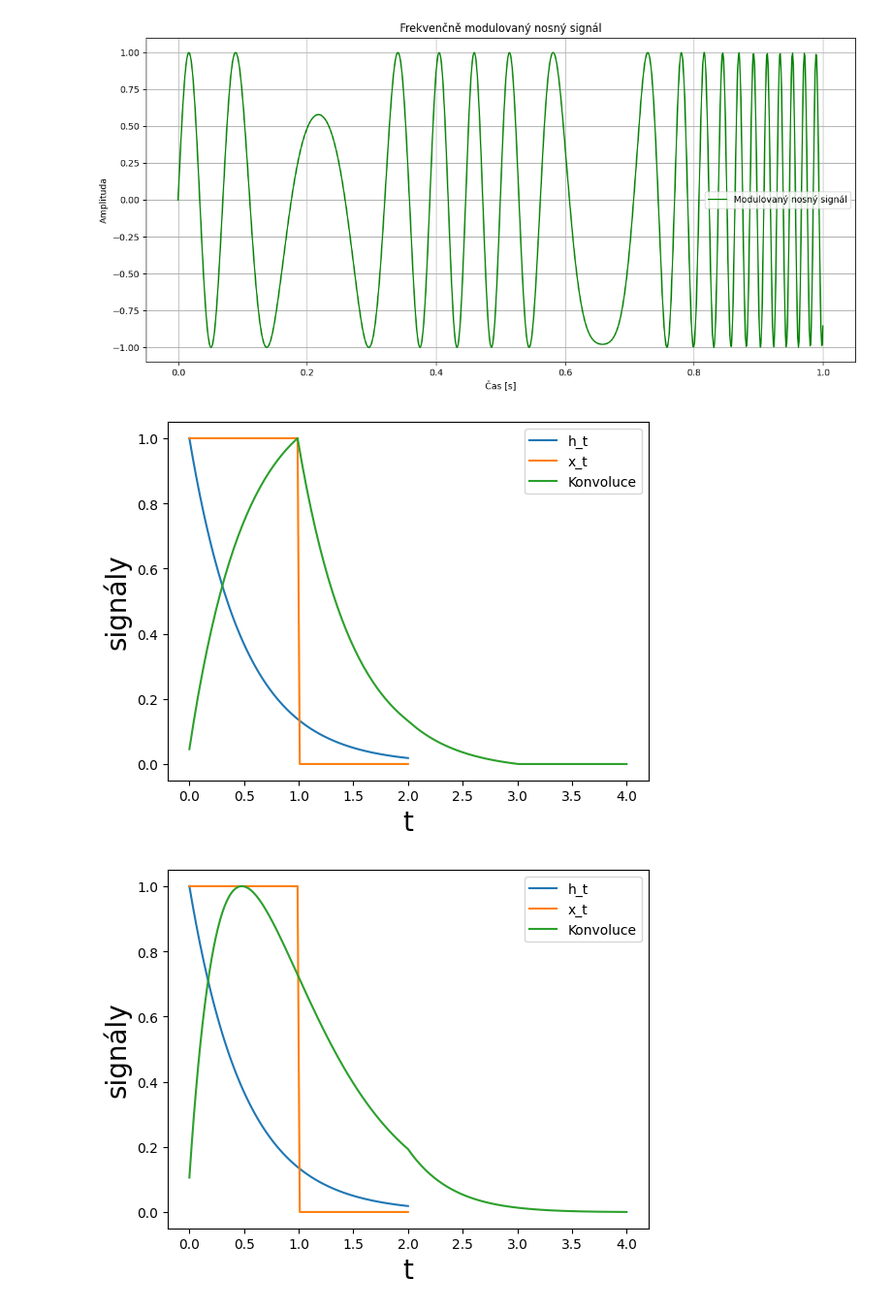
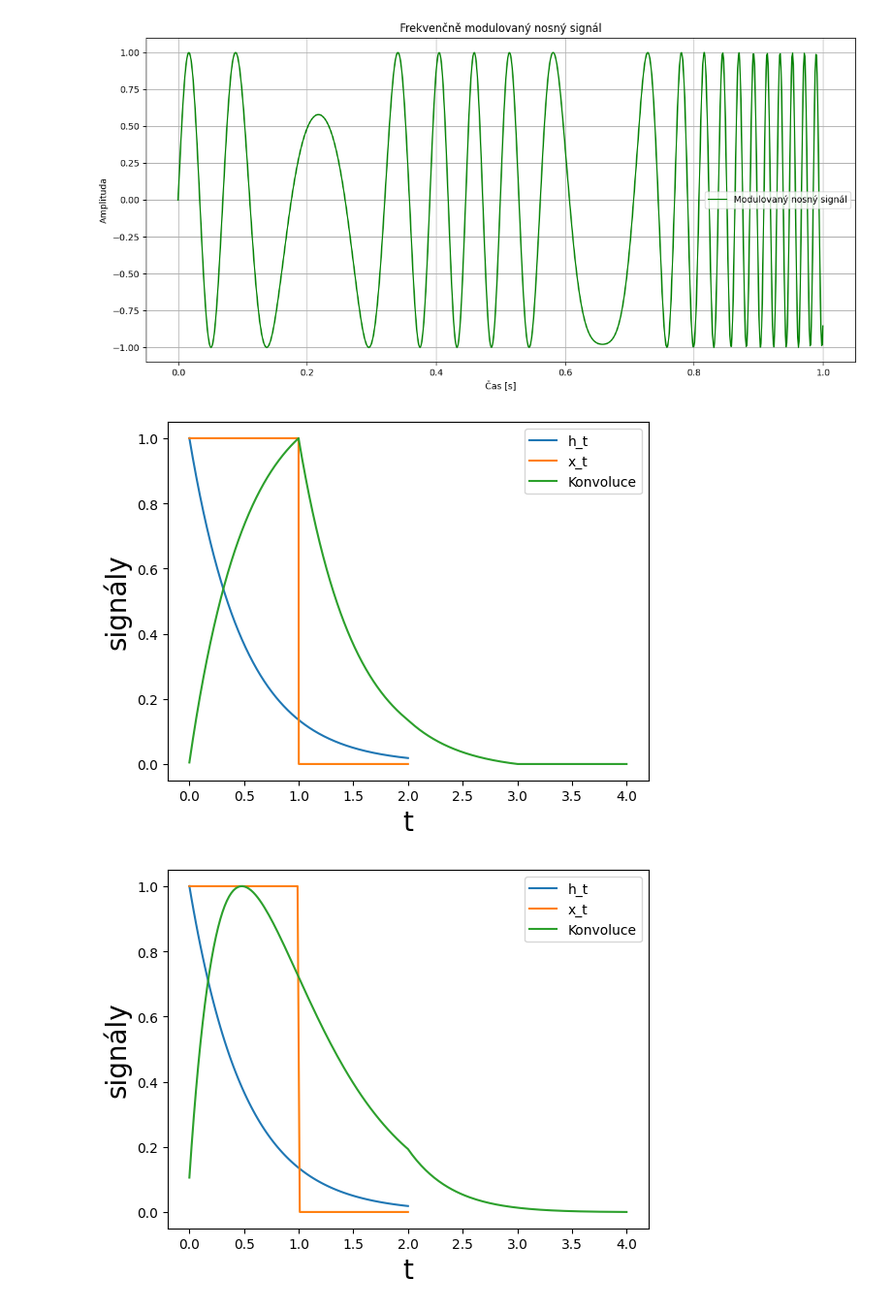
Before and after one commit to ondrejsvorc/UJEP, a Jupyter notebook: PZS/main.ipynb, the cells around one changed output. Shown at 97% size. Cells and saved outputs as stored; diff of their text form; code cells hidden in the pictures.

```diff
--- a/PZS/main.ipynb
+++ b/PZS/main.ipynb
@@ -155,35 +155,35 @@ import matplotlib.pyplot as plt
 # %%
 def kernel(alpha, tvec, a):
     h_t = alpha * np.exp(-a * tvec)
     return np.array(h_t)
 
 
-n_length = 100
+n_length = 1000
 tvec = np.linspace(0, 2, n_length, endpoint=True)
 h_t = kernel(1.0, tvec, 2.0)  # Konvoluční jádro
 
 x_t = signal.square(2 * np.pi * 0.5 * tvec)  # Funkce
 x_t = np.where(tvec >= 1.0, 0, x_t)  # Odstranění peaku
 
 plt.plot(tvec, h_t, label="h_t")
 plt.plot(tvec, x_t, label="x_t")
 
 # Konvoluce
 Conv = np.convolve(x_t, h_t, mode="full")
 
 # Přeškálování funkce
 Conv = Conv / np.max(Conv)
 
 t_Conv = np.linspace(0, 4, np.max(Conv.shape))
 
 plt.plot(t_Conv, Conv, label="Konvoluce")
 plt.xlabel("t", fontsize=20)
 plt.ylabel("signály", fontsize=20)
 plt.legend(loc="upper right")
 
 plt.show()
 # %% [output]
-[figure, old version]
+[figure, new version]
 # %%
 def kernel(alpha, tvec, a):
     h_t = alpha * np.exp(-a * tvec)
```
Also changed, not shown: parts of 9 cells of this notebook.
